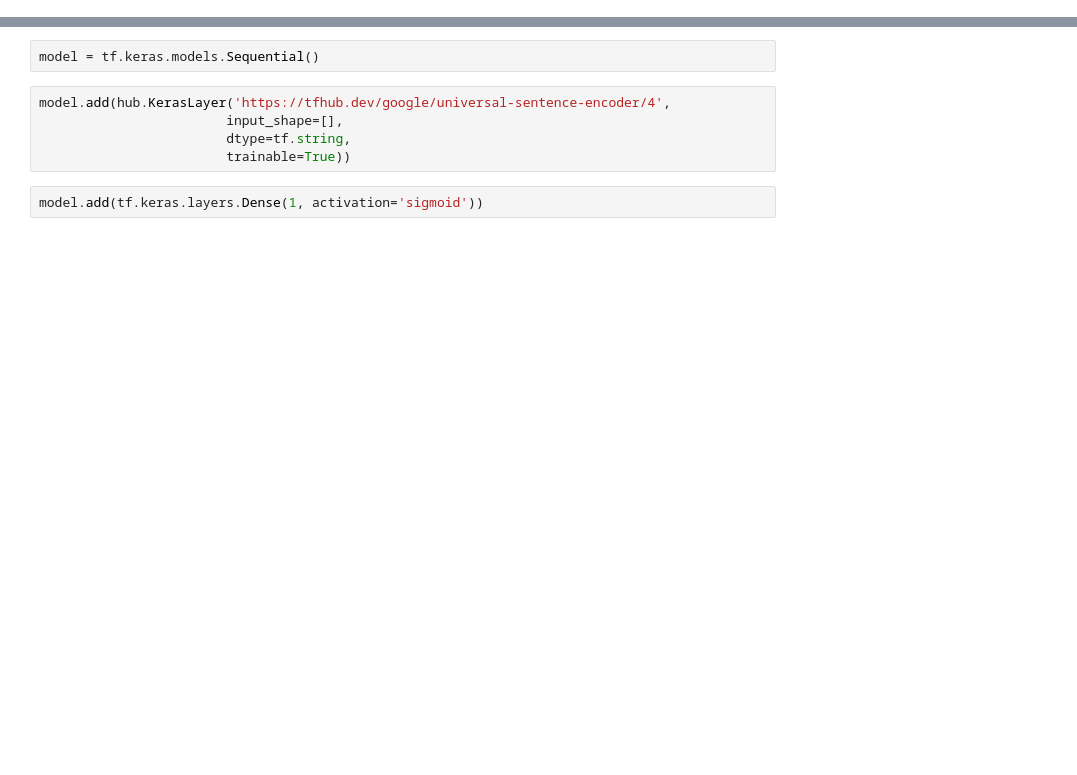
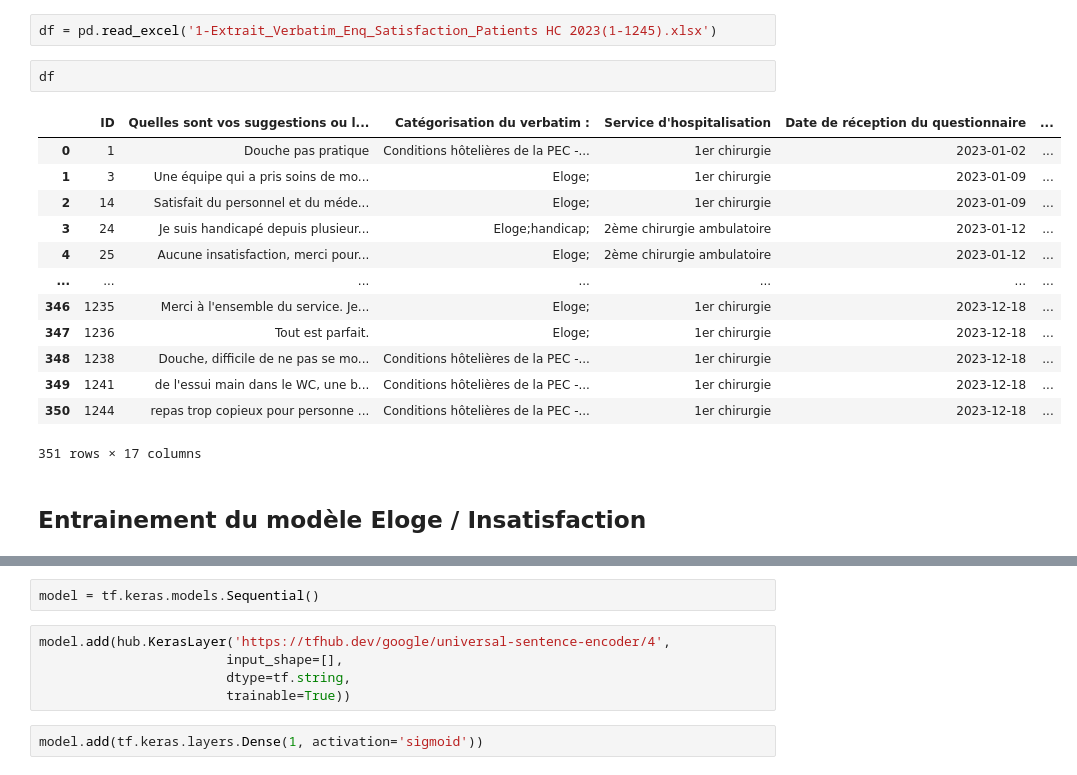
Before and after one commit to AurelienCD/Qualit-IA, a Jupyter notebook: NLP_Qualit-IA.ipynb, the cells around one changed output, grey strips where cells are left out. Drawn from its saved outputs; the diff is of its cells as text; blank space fills up the shorter version.

```diff
--- a/NLP_Qualit-IA.ipynb
+++ b/NLP_Qualit-IA.ipynb
@@ -11,0 +28,20 @@ x_train, x_test, y_train, y_test = train_test_split(df['title'],
+# %%
+df = pd.read_excel('1-Extrait_Verbatim_Enq_Satisfaction_Patients HC 2023(1-1245).xlsx')
+# %%
+df
+# %% [output]
+|  | ID | Quelles sont vos suggestions ou l... | Catégorisation du verbatim : | Service d'hospitalisation | Date de réception du questionnaire | ... |
+| 0 | 1 | Douche pas pratique | Conditions hôtelières de la PEC -... | 1er chirurgie | 2023-01-02 | ... |
+| 1 | 3 | Une équipe qui a pris soins de mo... | Eloge; | 1er chirurgie | 2023-01-09 | ... |
+| 2 | 14 | Satisfait du personnel et du méde... | Eloge; | 1er chirurgie | 2023-01-09 | ... |
+| 3 | 24 | Je suis handicapé depuis plusieur... | Eloge;handicap; | 2ème chirurgie ambulatoire | 2023-01-12 | ... |
+| 4 | 25 | Aucune insatisfaction, merci pour... | Eloge; | 2ème chirurgie ambulatoire | 2023-01-12 | ... |
+| ... | ... | ... | ... | ... | ... | ... |
+| 346 | 1235 | Merci à l'ensemble du service. Je... | Eloge; | 1er chirurgie | 2023-12-18 | ... |
+| 347 | 1236 | Tout est parfait. | Eloge; | 1er chirurgie | 2023-12-18 | ... |
+| 348 | 1238 | Douche, difficile de ne pas se mo... | Conditions hôtelières de la PEC -... | 1er chirurgie | 2023-12-18 | ... |
+| 349 | 1241 | de l'essui main dans le WC, une b... | Conditions hôtelières de la PEC -... | 1er chirurgie | 2023-12-18 | ... |
+| 350 | 1244 | repas trop copieux pour personne ... | Conditions hôtelières de la PEC -... | 1er chirurgie | 2023-12-18 | ... |
+351 rows × 17 columns
+# %% [markdown]
+## Entrainement du modèle Eloge / Insatisfaction
```
Also changed, not shown: parts of 40 cells of this notebook.
